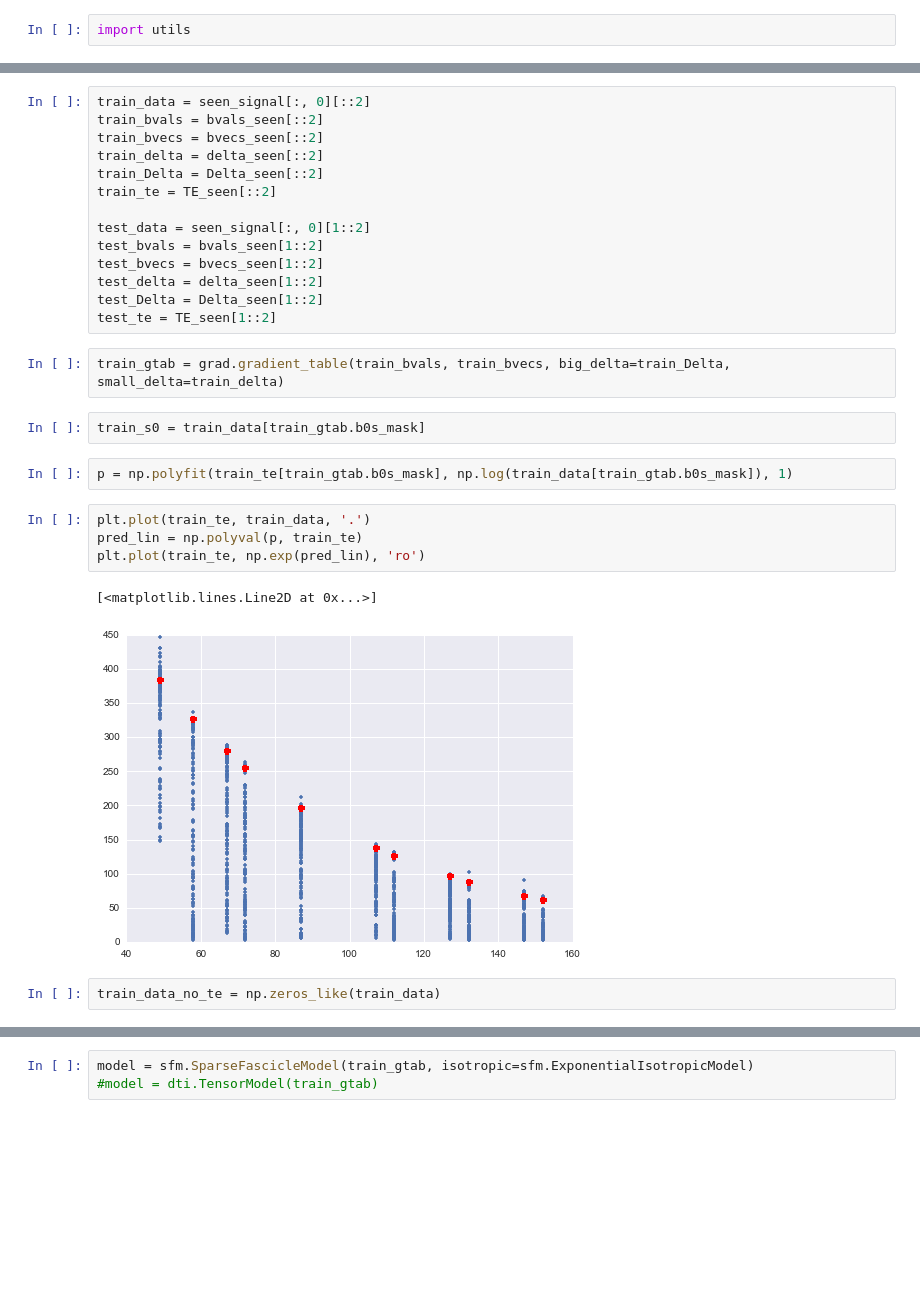
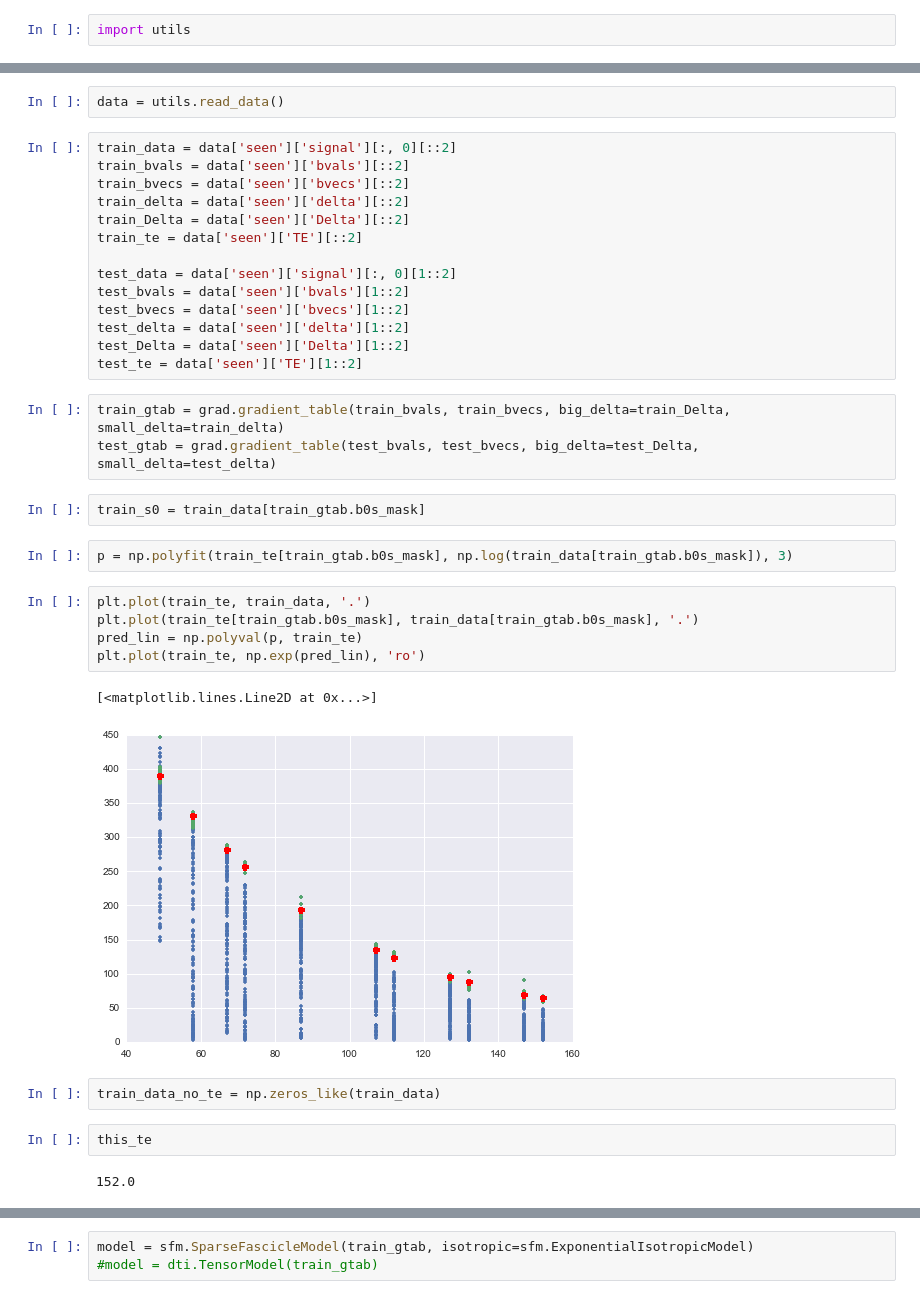
Before and after one commit to arokem/ISBI2015, a Jupyter notebook: ModelingTE.ipynb, the cells around one changed output, grey strips where cells are left out. Drawn from its saved outputs; the diff is of its cells as text; blank space fills up the shorter version.

```diff
--- a/ModelingTE.ipynb
+++ b/ModelingTE.ipynb
@@ -38,29 +14,37 @@ bvals_unseen = utils.b_value(g_unseen, delta_unseen, Delta_unseen)
+# %%
+data = utils.read_data()
 # %%
-train_data = seen_signal[:, 0][::2]
-train_bvals = bvals_seen[::2]
-train_bvecs = bvecs_seen[::2]
-train_delta = delta_seen[::2]
-train_Delta = Delta_seen[::2]
-train_te = TE_seen[::2]
+train_data = data['seen']['signal'][:, 0][::2]
+train_bvals = data['seen']['bvals'][::2]
+train_bvecs = data['seen']['bvecs'][::2]
+train_delta = data['seen']['delta'][::2]
+train_Delta = data['seen']['Delta'][::2]
+train_te = data['seen']['TE'][::2]
 
-test_data = seen_signal[:, 0][1::2]
-test_bvals = bvals_seen[1::2]
-test_bvecs = bvecs_seen[1::2]
-test_delta = delta_seen[1::2]
-test_Delta = Delta_seen[1::2]
-test_te = TE_seen[1::2]
+test_data = data['seen']['signal'][:, 0][1::2]
+test_bvals = data['seen']['bvals'][1::2]
+test_bvecs = data['seen']['bvecs'][1::2]
+test_delta = data['seen']['delta'][1::2]
+test_Delta = data['seen']['Delta'][1::2]
+test_te = data['seen']['TE'][1::2]
 # %%
 train_gtab = grad.gradient_table(train_bvals, train_bvecs, big_delta=train_Delta, small_delta=train_delta)
+test_gtab = grad.gradient_table(test_bvals, test_bvecs, big_delta=test_Delta, small_delta=test_delta)
 # %%
 train_s0 = train_data[train_gtab.b0s_mask]
 # %%
-p = np.polyfit(train_te[train_gtab.b0s_mask], np.log(train_data[train_gtab.b0s_mask]), 1)
+p = np.polyfit(train_te[train_gtab.b0s_mask], np.log(train_data[train_gtab.b0s_mask]), 3)
 # %%
 plt.plot(train_te, train_data, '.')
+plt.plot(train_te[train_gtab.b0s_mask], train_data[train_gtab.b0s_mask], '.')
 pred_lin = np.polyval(p, train_te)
 plt.plot(train_te, np.exp(pred_lin), 'ro')
 # %% [output]
 [<matplotlib.lines.Line2D at 0x...>]
-[figure, old version]
+[figure, new version]
 # %%
 train_data_no_te = np.zeros_like(train_data)
+# %%
+this_te
+# %% [output]
+152.0
```
Also changed, not shown: parts of 14 cells of this notebook, 1 other file.
